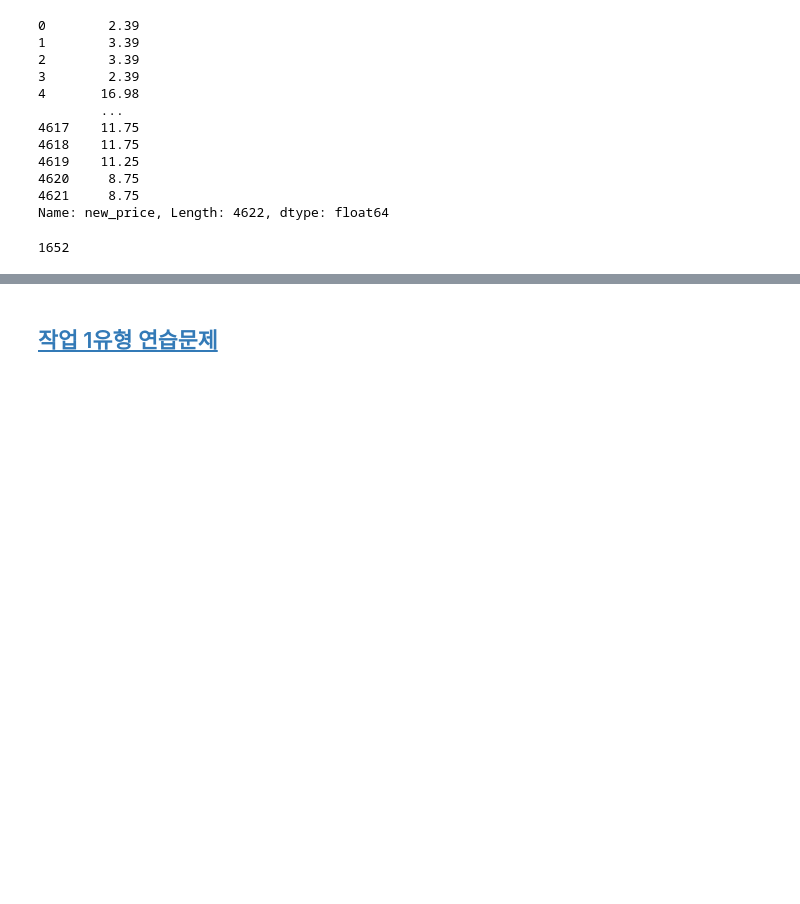
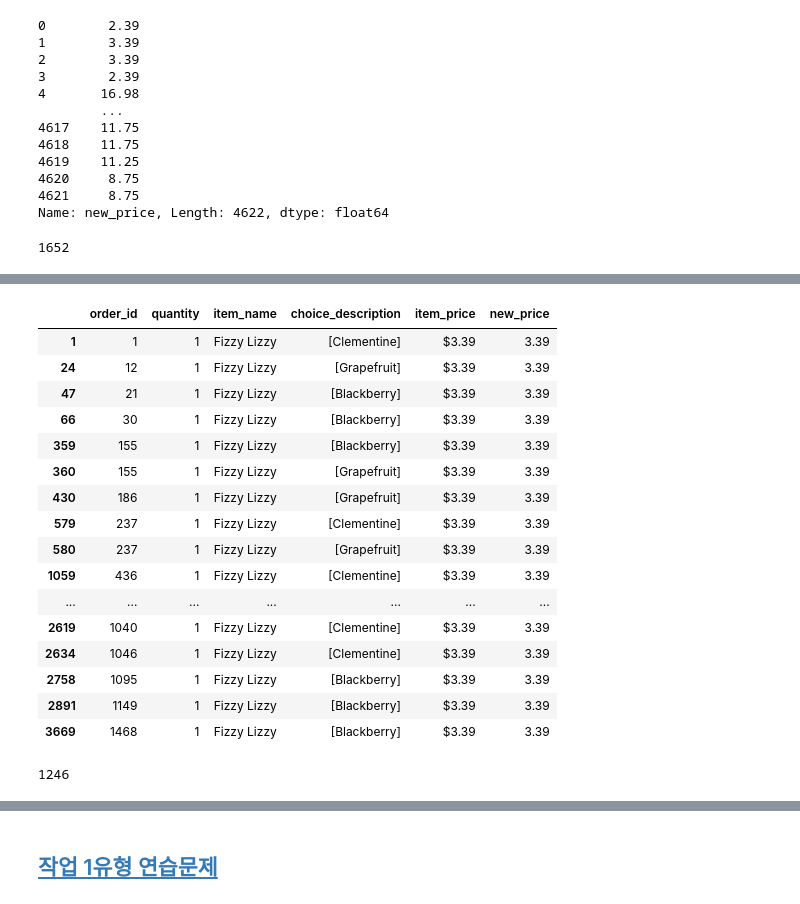
Before and after one commit to wonder1ng/study, a Jupyter notebook: 231130_01_빅분기_준비.ipynb, the cells around one changed output, grey strips where cells are left out. Cells and saved outputs as stored; diff of their text form; code cells hidden in the pictures; blank space fills up the shorter version.

```diff
--- a/231130_01_빅분기_준비.ipynb
+++ b/231130_01_빅분기_준비.ipynb
@@ -252,0 +399,26 @@ len(df[df.new_price<=5])
+# %%
+tmp_df = df.copy()
+tmp_df.loc[tmp_df.item_name=='Izze', 'item_name'] = 'Fizzy Lizzy'
+tmp_df[tmp_df.item_name=='Fizzy Lizzy']
+# %% [output]
+|  | order_id | quantity | item_name | choice_description | item_price | new_price |
+| 1 | 1 | 1 | Fizzy Lizzy | [Clementine] | $3.39 | 3.39 |
+| 24 | 12 | 1 | Fizzy Lizzy | [Grapefruit] | $3.39 | 3.39 |
+| 47 | 21 | 1 | Fizzy Lizzy | [Blackberry] | $3.39 | 3.39 |
+| 66 | 30 | 1 | Fizzy Lizzy | [Blackberry] | $3.39 | 3.39 |
+| 359 | 155 | 1 | Fizzy Lizzy | [Blackberry] | $3.39 | 3.39 |
+| 360 | 155 | 1 | Fizzy Lizzy | [Grapefruit] | $3.39 | 3.39 |
+| 430 | 186 | 1 | Fizzy Lizzy | [Grapefruit] | $3.39 | 3.39 |
+| 579 | 237 | 1 | Fizzy Lizzy | [Clementine] | $3.39 | 3.39 |
+| 580 | 237 | 1 | Fizzy Lizzy | [Grapefruit] | $3.39 | 3.39 |
+| 1059 | 436 | 1 | Fizzy Lizzy | [Clementine] | $3.39 | 3.39 |
+| ... | ... | ... | ... | ... | ... | ... |
+| 2619 | 1040 | 1 | Fizzy Lizzy | [Clementine] | $3.39 | 3.39 |
+| 2634 | 1046 | 1 | Fizzy Lizzy | [Clementine] | $3.39 | 3.39 |
+| 2758 | 1095 | 1 | Fizzy Lizzy | [Blackberry] | $3.39 | 3.39 |
+| 2891 | 1149 | 1 | Fizzy Lizzy | [Blackberry] | $3.39 | 3.39 |
+| 3669 | 1468 | 1 | Fizzy Lizzy | [Blackberry] | $3.39 | 3.39 |
+# %%
+df.choice_description.isna().sum()
+# %% [output]
+1246
```
Also changed, not shown: parts of 63 cells of this notebook.
